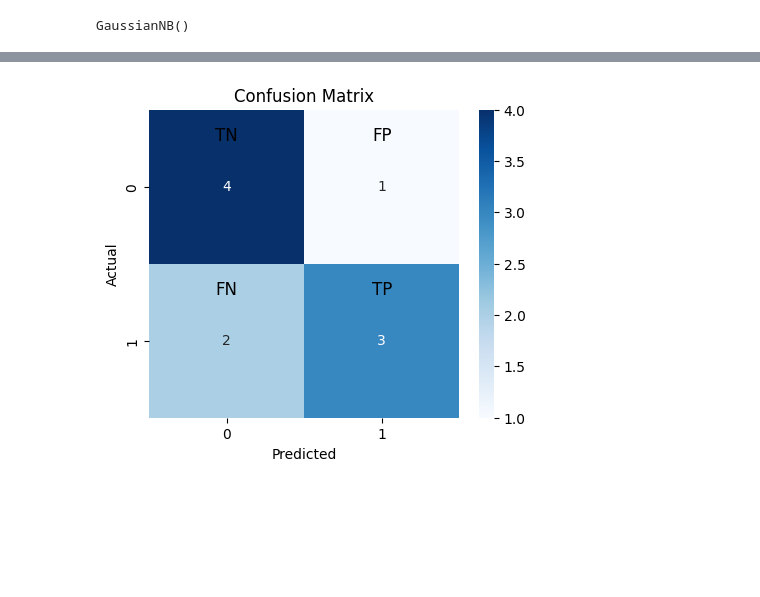
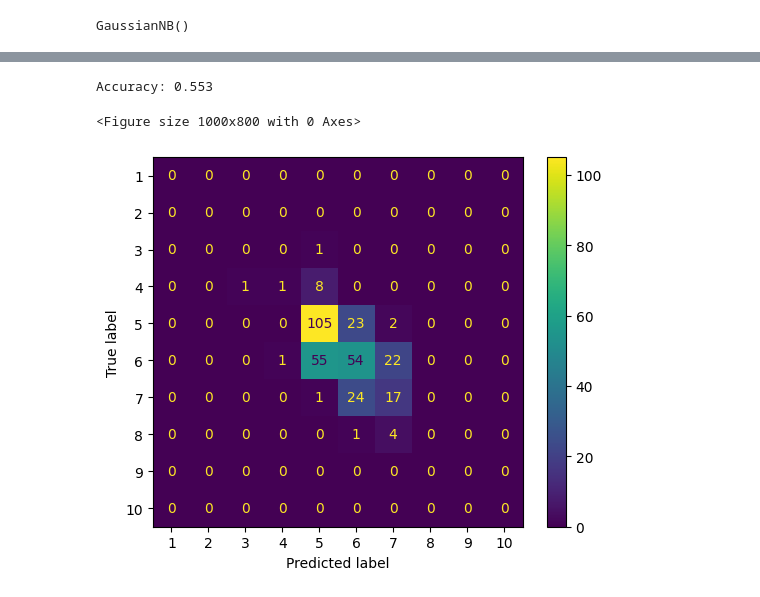
Before and after one commit to harshbhatt15/Machine-Learning, a Jupyter notebook: Supervised Machine Learning/classification/Naive-Bayes Algorithm/Project_01.ipynb, the cells around one changed output, grey strips where cells are left out. Saved outputs shown, nothing was run; the diff lists cells and outputs as text; code cells hidden in the pictures; blank space fills up the shorter version.

```diff
--- a/Supervised Machine Learning/classification/Naive-Bayes Algorithm/Project_01.ipynb
+++ b/Supervised Machine Learning/classification/Naive-Bayes Algorithm/Project_01.ipynb
@@ -56,9 +76,9 @@ df.isna().head(10)
 # %%
-X = df[['mpg', 'hp', 'wt']]
-y = df['am']
+X = df[['alcohol', 'volatile acidity', 'sulphates', 'citric acid']]
+y = df['quality']
 # %%
 X_train, X_test, y_train, y_test = train_test_split(
-    X, y, test_size=0.3, random_state=42)
+    X, y, test_size=0.2, random_state=42)
 # %%
 model = GaussianNB()
 model.fit(X_train, y_train)
@@ -82,20 +120,17 @@ array([[4, 1],
-# %%
-cm = confusion_matrix(y_test, pred)
-
-plt.figure(figsize=(5,4))
-sns.heatmap(cm, annot=True, fmt='d', cmap="Blues")
-
-# Labels
-plt.xlabel("Predicted")
-plt.ylabel("Actual")
-plt.title("Confusion Matrix")
-
-# Custom text labels
-plt.text(0.50, 0.2, "TN", fontsize=12, color="black", ha='center')
-plt.text(1.50, 0.2, "FP", fontsize=12, color="black", ha='center')
-plt.text(0.50, 1.20, "FN", fontsize=12, color="black", ha='center')
-plt.text(1.50, 1.20, "TP", fontsize=12, color="black", ha='center')
-
-plt.show()
-# %% [output]
-[figure, removed]
+# %%
+acc = accuracy_score(y_test, pred)
+print(f"Accuracy: {acc:.3f}")
+# %% [output]
+Accuracy: 0.553
+# %%
+labels = [1,2,3,4,5,6,7,8,9,10]
+
+cm = confusion_matrix(y_test, pred, labels=labels)
+disp = ConfusionMatrixDisplay(cm, display_labels=labels)
+
+plt.figure(figsize=(10,8))
+disp.plot()
+plt.show()
+# %% [output]
+<Figure size 1000x800 with 0 Axes>
+[figure, added]
```
Also changed, not shown: parts of 9 cells of this notebook, 1 other file.
